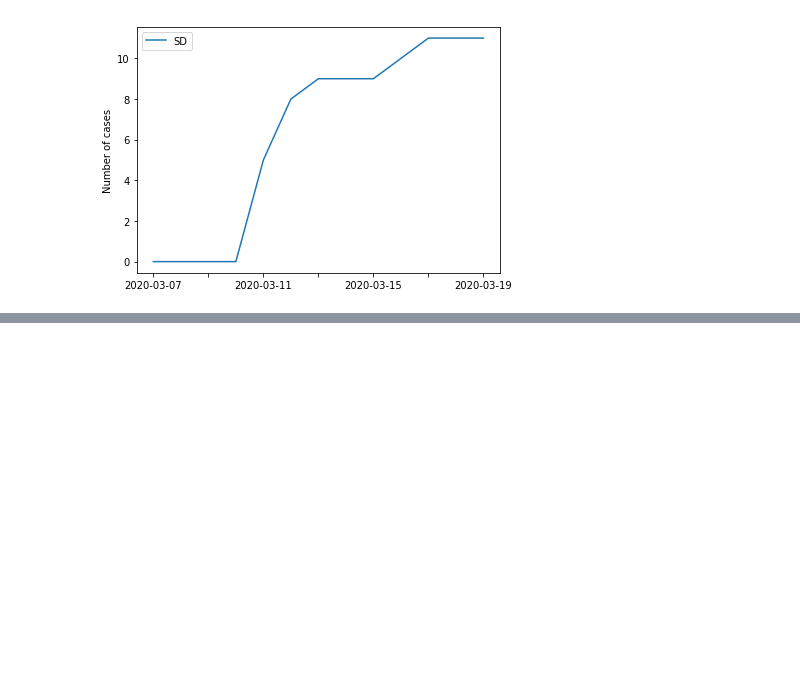
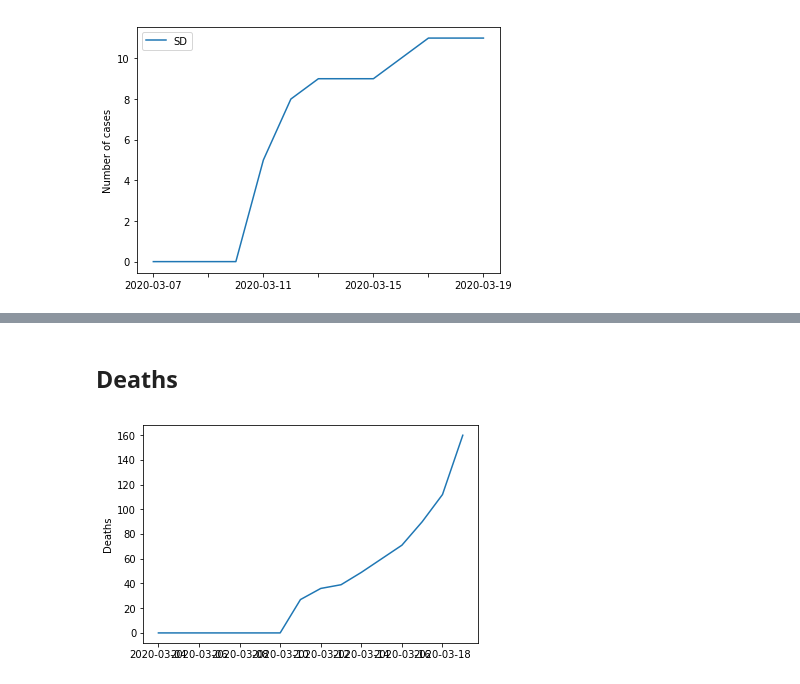
Before and after one commit to Mark-Kramer/covid_analysis, a Jupyter notebook: StateByStateAnalysis.ipynb, the cells around one changed output, grey strips where cells are left out. Cells and saved outputs as stored; diff of their text form; code cells hidden in the pictures; blank space fills up the shorter version.

```diff
--- a/StateByStateAnalysis.ipynb
+++ b/StateByStateAnalysis.ipynb
@@ -125,0 +172,12 @@ plt.show()
+# %% [markdown]
+## Deaths
+# %%
+plt.plot(dates, daily.groupby('date')['death'].sum())
+plt.ylabel('Deaths')
+dlist = []
+for state in state_list:
+    S = daily[daily['state']==state]
+    if S['death'].sum()!=0:
+        dlist.append(state)
+# %% [output]
+[figure, added]
```
Also changed, not shown: parts of 12 cells of this notebook, 1 other file.
